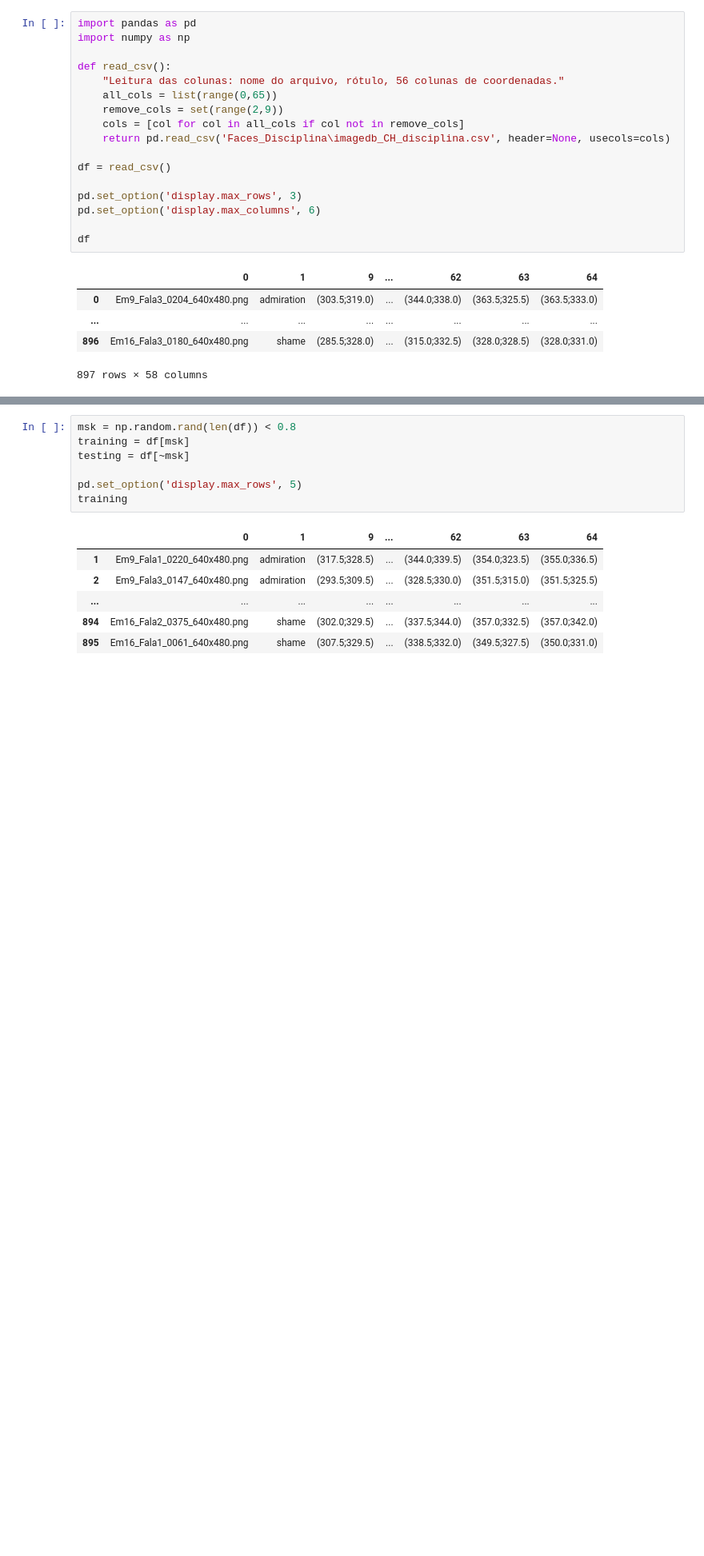
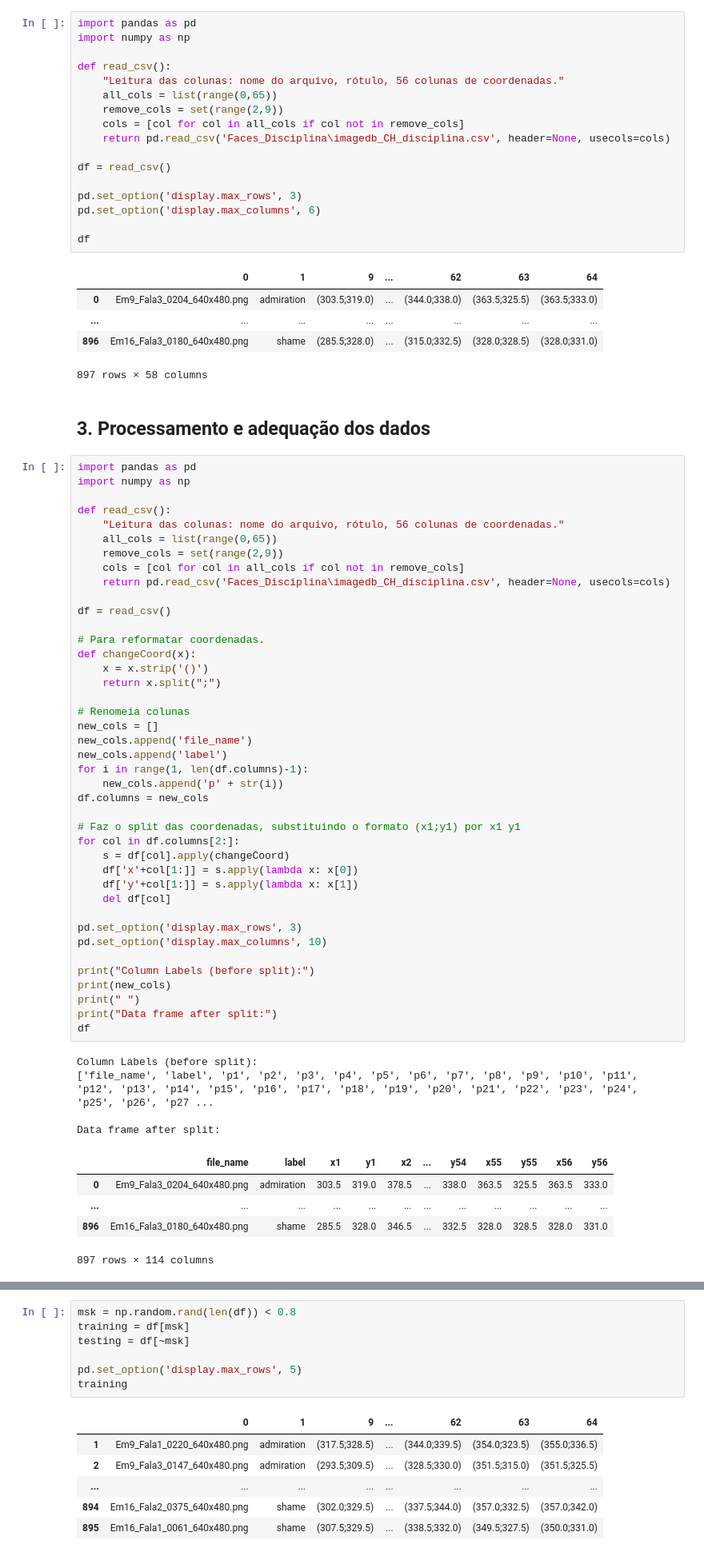
Before and after one commit to fabiograssiotto/IA369, a Jupyter notebook: T3/Atividade 5/Atividade 5.ipynb, the cells around one changed output, grey strips where cells are left out. Shown at 80% size. Drawn from its saved outputs; the diff is of its cells as text; blank space fills up the shorter version.

```diff
--- a/T3/Atividade 5/Atividade 5.ipynb
+++ b/T3/Atividade 5/Atividade 5.ipynb
@@ -38,4 +38,57 @@ df
 | ... | ... | ... | ... | ... | ... | ... | ... |
 | 896 | Em16_Fala3_0180_640x480.png | shame | (285.5;328.0) | ... | (315.0;332.5) | (328.0;328.5) | (328.0;331.0) |
 897 rows × 58 columns
+# %% [markdown]
+## 3. Processamento e adequação dos dados
+# %%
+import pandas as pd
+import numpy as np
+
+def read_csv():
+    "Leitura das colunas: nome do arquivo, rótulo, 56 colunas de coordenadas."
+    all_cols = list(range(0,65))
+    remove_cols = set(range(2,9))
+    cols = [col for col in all_cols if col not in remove_cols]
+    return pd.read_csv('Faces_Disciplina\imagedb_CH_disciplina.csv', header=None, usecols=cols)
+
+df = read_csv()
+
+# Para reformatar coordenadas.
+def changeCoord(x):
+    x = x.strip('()')
+    return x.split(";")
+
+# Renomeia colunas
+new_cols = []
+new_cols.append('file_name')
+new_cols.append('label')
+for i in range(1, len(df.columns)-1):
+    new_cols.append('p' + str(i))
+df.columns = new_cols
+
+# Faz o split das coordenadas, substituindo o formato (x1;y1) por x1 y1
+for col in df.columns[2:]:
+    s = df[col].apply(changeCoord)
+    df['x'+col[1:]] = s.apply(lambda x: x[0])
+    df['y'+col[1:]] = s.apply(lambda x: x[1])
+    del df[col]
+
+pd.set_option('display.max_rows', 3)
+pd.set_option('display.max_columns', 10)
+
+print("Column Labels (before split):")
+print(new_cols)
+print(" ")
+print("Data frame after split:")
+df
+# %% [output]
+Column Labels (before split):
+['file_name', 'label', 'p1', 'p2', 'p3', 'p4', 'p5', 'p6', 'p7', 'p8', 'p9', 'p10', 'p11', 'p12', 'p13', 'p14', 'p15', 'p16', 'p17', 'p18', 'p19', 'p20', 'p21', 'p22', 'p23', 'p24', 'p25', 'p26', 'p27 ...
+
+Data frame after split:
+|  | file_name | label | x1 | y1 | x2 | ... | y54 | x55 | y55 | x56 | y56 |
+| 0 | Em9_Fala3_0204_640x480.png | admiration | 303.5 | 319.0 | 378.5 | ... | 338.0 | 363.5 | 325.5 | 363.5 | 333.0 |
+| ... | ... | ... | ... | ... | ... | ... | ... | ... | ... | ... | ... |
+| 896 | Em16_Fala3_0180_640x480.png | shame | 285.5 | 328.0 | 346.5 | ... | 332.5 | 328.0 | 328.5 | 328.0 | 331.0 |
+897 rows × 114 columns
 # %% [markdown]
```
Also changed, not shown: parts of 5 cells of this notebook, 1 other file.
